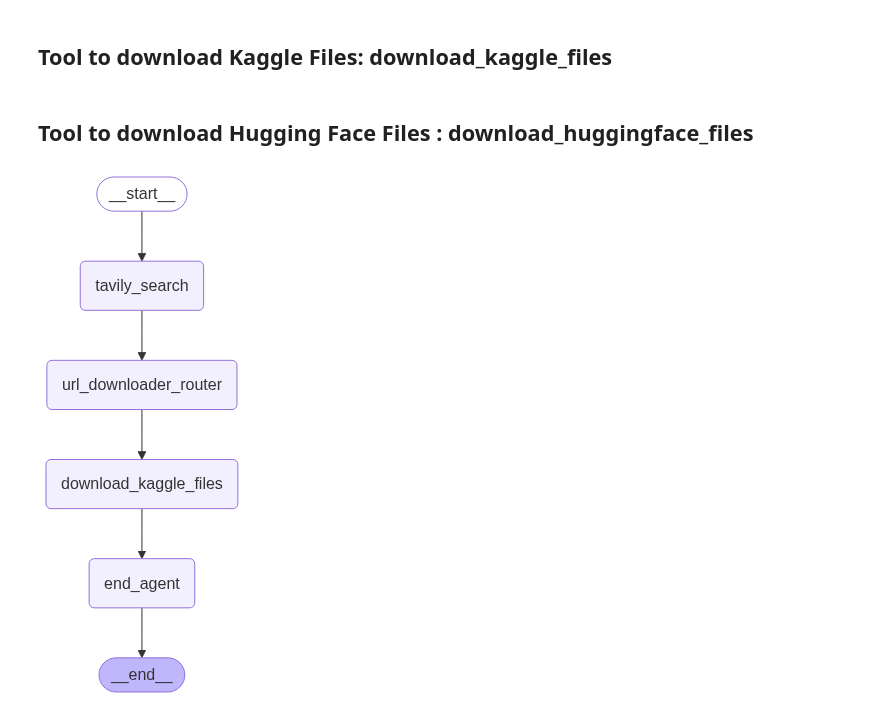
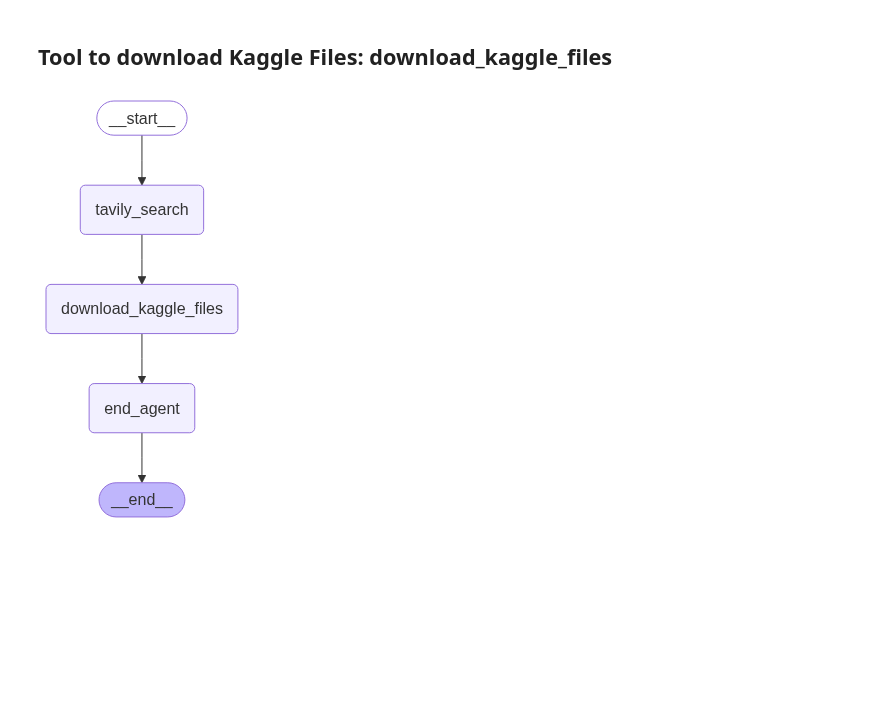
Before and after one commit to riyanshibohra/Nexora, a Jupyter notebook: test_2.ipynb, the cells around one changed output. Cells and saved outputs as stored; diff of their text form; code cells hidden in the pictures; blank space fills up the shorter version.

```diff
--- a/test_2.ipynb
+++ b/test_2.ipynb
@@ -40,10 +45,8 @@ class FileRecord(BaseModel):
     path: str
     rel_path: str
     ext: str
-    size_bytes: int
 
 class DownloadedDataset(BaseModel):
-    provider: Literal["kaggle"]
     source_url: str
     source_id: str
     display_name: Optional[str] = None
@@ -56,8 +59,6 @@ class SourcingAgentState(TypedDict):
     query: str
     tavilySearchOutput: List[TavilySearchOutput]
     status: Annotated[List[str], add]
-    kaggle_urls: List[str]
-    #hf_urls: List[str]
     download_results: Annotated[List[DownloadedDataset], add]
 # %%
 # This function takes your search term, looks it up on dataset-heavy sites, filters duplicates, and returns a clean list of dataset pages.
@@ -136,19 +137,12 @@ def tavily_search_tool(state: SourcingAgentState):
 # %% [markdown]
 ## Tool to download Kaggle Files: download_kaggle_files
 # %%
-from kaggle.api.kaggle_api_extended import KaggleApi
-import os
-import re
-from pathlib import Path
-from typing import List
-
-
 def download_kaggle_files(state: SourcingAgentState, data_dir: str = './data') -> dict:
     """
     Download each Kaggle URL into its own folder and return structured bundles for UI/analysis.
     """
 
-    urls = state.get('kaggle_urls', [])
+    urls = [tso.url for tso in state['tavilySearchOutput']]
 
     api = KaggleApi()
     api.authenticate()
@@ -193,11 +187,9 @@ def download_kaggle_files(state: SourcingAgentState, data_dir: str = './data') -
                     path=str(p.resolve()),
                     rel_path=str(p.relative_to(dest_dir)),
                     ext=p.suffix.lower(),
-                    size_bytes=size,
                 ))
 
         bundles.append(DownloadedDataset(
-            provider='kaggle',
             source_url=url,
             source_id=slug,
             display_name=name,
@@ -210,8 +202,6 @@ def download_kaggle_files(state: SourcingAgentState, data_dir: str = './data') -
         ))
 
     return {"download_results": bundles, "status": ["Downloaded Kaggle bundles"]}
-# %% [markdown]
-## Tool to download Hugging Face Files : download_huggingface_files
 # %%
 def end_agent(state: SourcingAgentState):
     return state
@@ -227,22 +208,20 @@ def url_downloader_router(state: SourcingAgentState):
 # %%
 from langgraph.graph import StateGraph, START, END
 
 graph = StateGraph(SourcingAgentState)
 
 graph.add_node("tavily_search", tavily_search_tool)
 graph.add_node("download_kaggle_files", download_kaggle_files)
-graph.add_node("url_downloader_router", url_downloader_router)
 graph.add_node("end_agent", end_agent)
 
 graph.add_edge(START, "tavily_search")
-graph.add_edge("tavily_search", "url_downloader_router")
-graph.add_edge("url_downloader_router", "download_kaggle_files")
+graph.add_edge("tavily_search", "download_kaggle_files")
 graph.add_edge("download_kaggle_files", "end_agent")
 
 final_graph = graph.compile()
 
 from IPython.display import Image, display
 display(Image(final_graph.get_graph().draw_mermaid_png()))
 # %% [output]
-[figure, old version]
+[figure, new version]
 # %%
```
Also changed, not shown: parts of 7 cells of this notebook.
